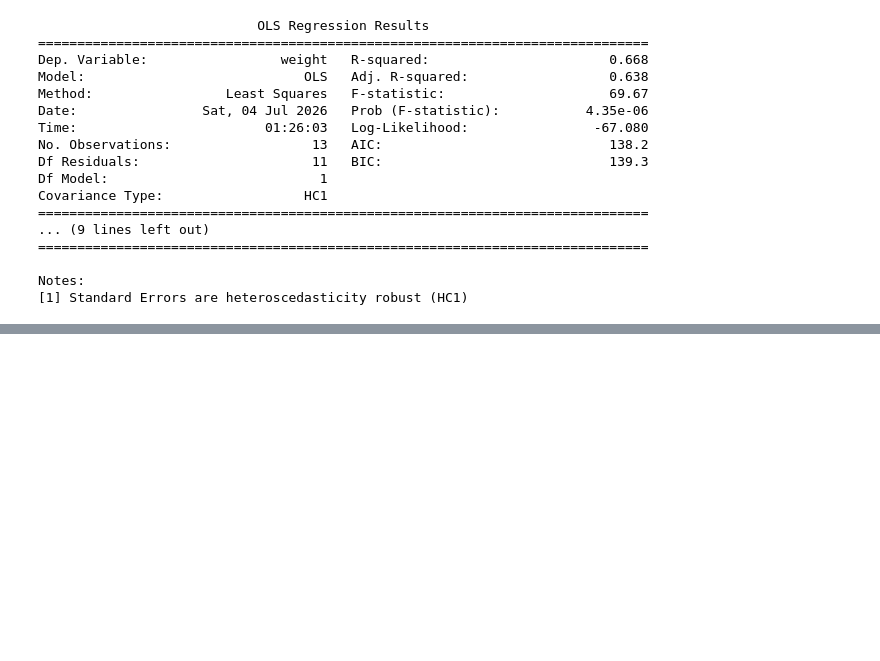
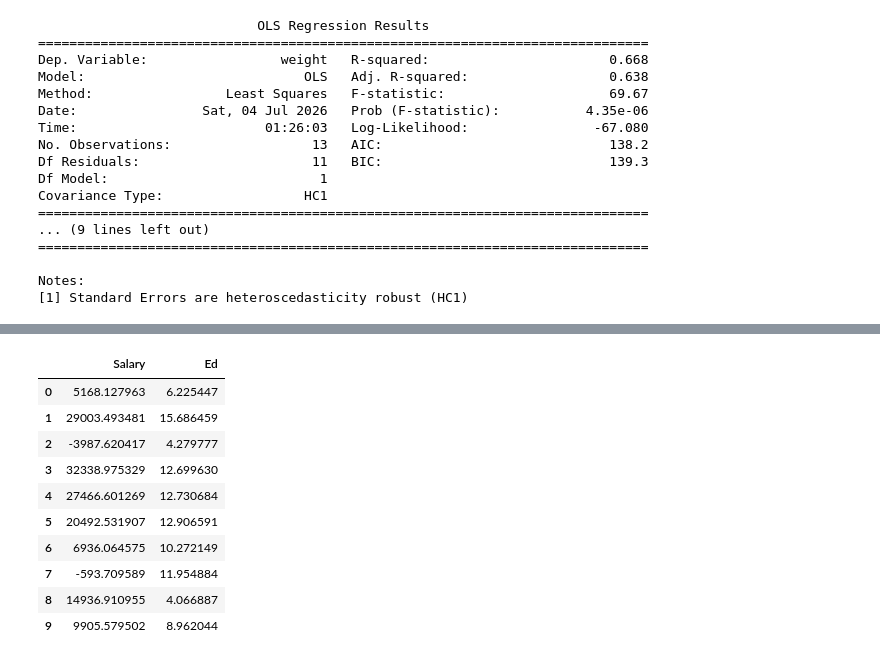
Before and after one commit to ani-research/Python-Companion-For-Real-Econometrics-by-M.Bailey, a Jupyter notebook: chapters/chapter03.ipynb, the cells around one changed output, grey strips where cells are left out. Saved outputs shown, nothing was run; the diff lists cells and outputs as text; code cells hidden in the pictures; blank space fills up the shorter version.

```diff
--- a/chapters/chapter03.ipynb
+++ b/chapters/chapter03.ipynb
@@ -347,0 +564,17 @@ DonutOLS = smf.ols(
+# %%
+# Opening out arrays and things can help understand what is being stored in them
+
+OLSdata=pd.DataFrame({"Salary": Salary, "Ed": Ed})
+display(OLSdata.head(10))
+# %% [output]
+|  | Salary | Ed |
+| 0 | 5168.127963 | 6.225447 |
+| 1 | 29003.493481 | 15.686459 |
+| 2 | -3987.620417 | 4.279777 |
+| 3 | 32338.975329 | 12.699630 |
+| 4 | 27466.601269 | 12.730684 |
+| 5 | 20492.531907 | 12.906591 |
+| 6 | 6936.064575 | 10.272149 |
+| 7 | -593.709589 | 11.954884 |
+| 8 | 14936.910955 | 4.066887 |
+| 9 | 9905.579502 | 8.962044 |
```
Also changed, not shown: parts of 20 cells of this notebook, 1 other file.
